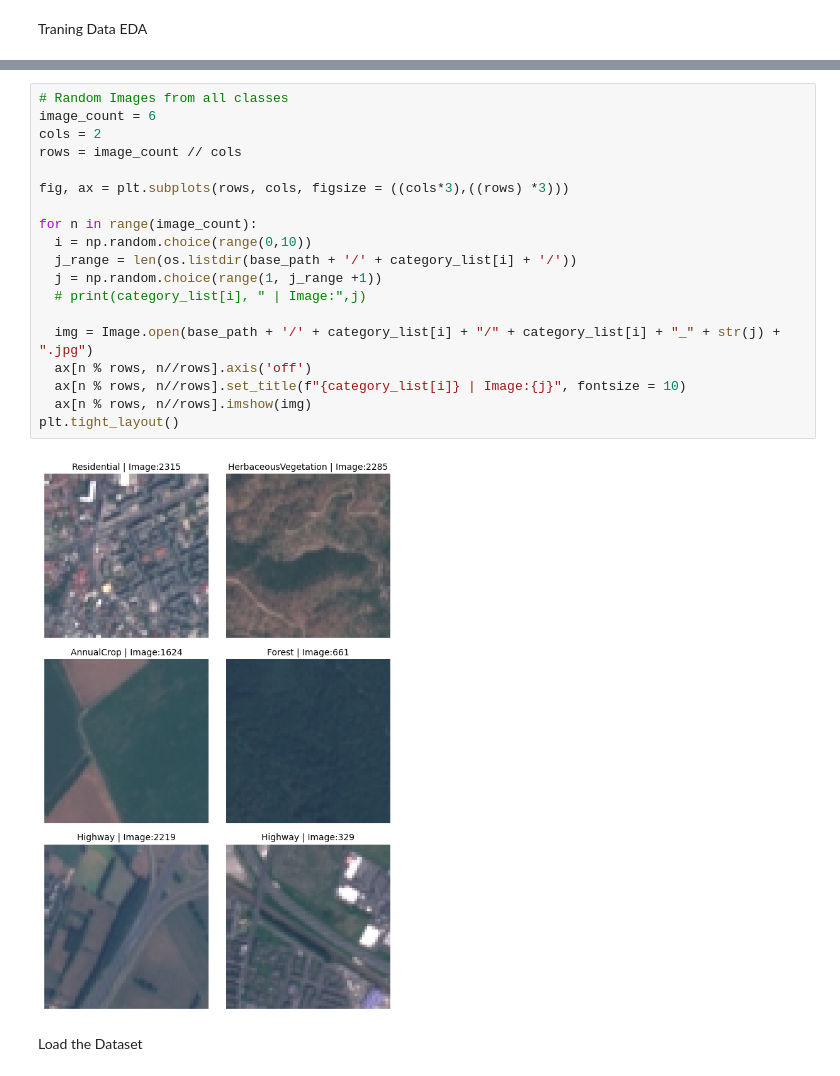
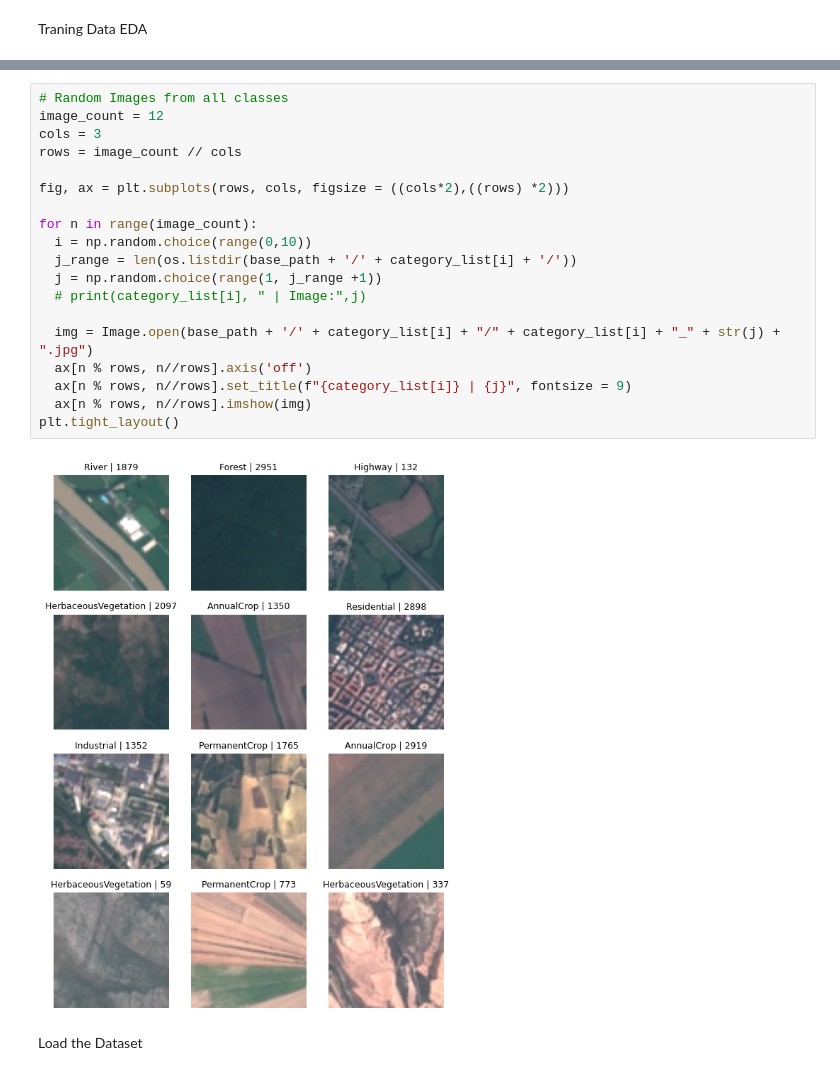
Before and after one commit to bobadams1/land_use_google_earth_engine, a Jupyter notebook: land_use_categorization_of_GEE_images.ipynb, the cells around one changed output, grey strips where cells are left out. Drawn from its saved outputs; the diff is of its cells as text.

```diff
--- a/land_use_categorization_of_GEE_images.ipynb
+++ b/land_use_categorization_of_GEE_images.ipynb
@@ -66,24 +142,24 @@ AnnualCrop
 # %%
 # Random Images from all classes
-image_count = 6
-cols = 2
+image_count = 12
+cols = 3
 rows = image_count // cols
 
-fig, ax = plt.subplots(rows, cols, figsize = ((cols*3),((rows) *3)))
+fig, ax = plt.subplots(rows, cols, figsize = ((cols*2),((rows) *2)))
 
 for n in range(image_count):
   i = np.random.choice(range(0,10))
   j_range = len(os.listdir(base_path + '/' + category_list[i] + '/'))
   j = np.random.choice(range(1, j_range +1))
   # print(category_list[i], " | Image:",j)
 
   img = Image.open(base_path + '/' + category_list[i] + "/" + category_list[i] + "_" + str(j) + ".jpg")
   ax[n % rows, n//rows].axis('off')
-  ax[n % rows, n//rows].set_title(f"{category_list[i]} | Image:{j}", fontsize = 10)
+  ax[n % rows, n//rows].set_title(f"{category_list[i]} | {j}", fontsize = 9)
   ax[n % rows, n//rows].imshow(img)
 plt.tight_layout()
 # %% [output]
-[figure, old version]
+[figure, new version]
 # %% [markdown]
 Load the Dataset
 # %%
```
Also changed, not shown: parts of 19 cells of this notebook.
